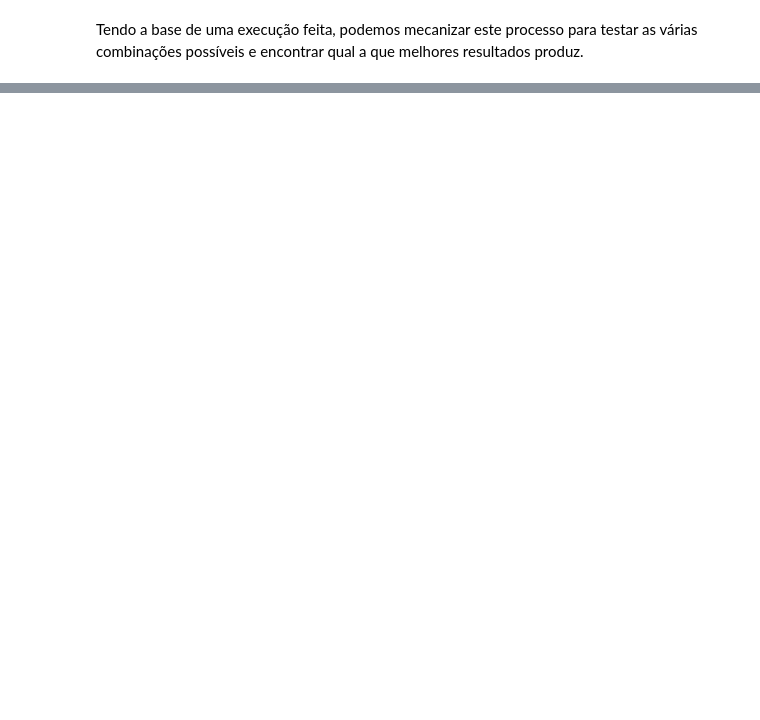
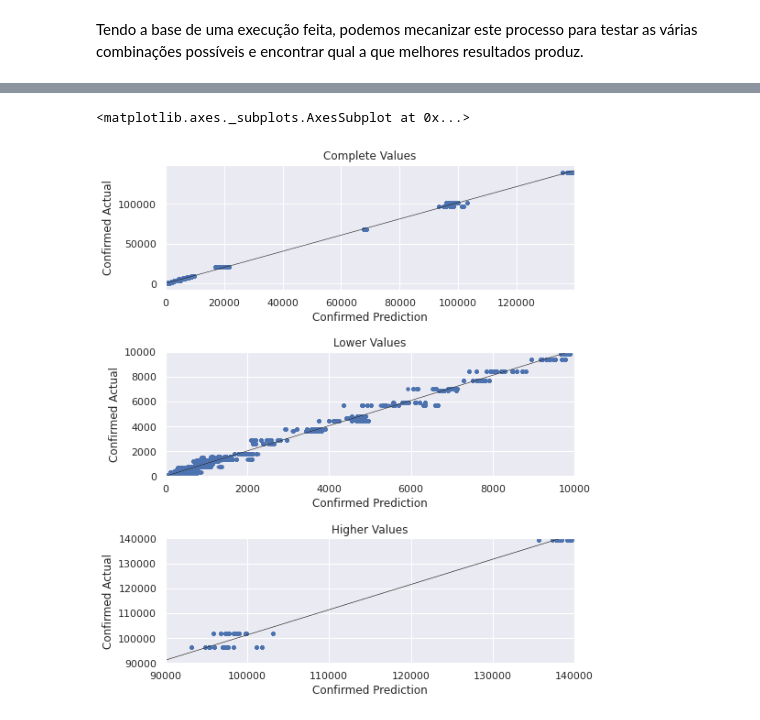
Before and after one commit to JoaoRicardoCardoso/MIEIC_IART_19_PROJ, a Jupyter notebook: PROJ2/KNN-Regression.ipynb, the cells around one changed output, grey strips where cells are left out. Cells and saved outputs as stored; diff of their text form; code cells hidden in the pictures; blank space fills up the shorter version.

```diff
--- a/PROJ2/KNN-Regression.ipynb
+++ b/PROJ2/KNN-Regression.ipynb
@@ -219,13 +219,13 @@ def runRegressor(params) :
     predictions['Recovered Prediction'] = predictions['Recovered Prediction'].apply(np.ceil)
 
     #comparar os valores previstos e reais guardar a diferença nas contagens
-    predictions['Confirmed Diff'] = (unscaled_test['Confirmed'] - predictions['Confirmed Prediction'].values).tolist()
-    predictions['Deaths Diff'] = (unscaled_test['Deaths'] - predictions['Deaths Prediction'].values).tolist()
-    predictions['Recovered Diff'] = (unscaled_test['Recovered'] - predictions['Recovered Prediction'].values).tolist()
+    predictions['Confirmed Actual'] = unscaled_test['Confirmed'].tolist()
+    predictions['Deaths Actual'] = unscaled_test['Deaths'].tolist()
+    predictions['Recovered Actual'] = unscaled_test['Recovered'].tolist()
     #colocar o numero de dias passados para ser mais facil analisar
     predictions['Days Passed'] = unscaled_test['Days Passed'].tolist()
 
-    predictions = predictions[['Days Passed','Local', 'Confirmed Prediction', 'Confirmed Diff','Deaths Prediction', 'Deaths Diff','Recovered Prediction','Recovered Diff']]
+    predictions = predictions[['Days Passed','Local', 'Confirmed Prediction', 'Confirmed Actual','Deaths Prediction', 'Deaths Actual','Recovered Prediction','Recovered Actual']]
 
     mse = mean_squared_error(y_test,y_pred)
     mae = mean_absolute_error(y_test,y_pred)
@@ -235,5 +235,9 @@ def runRegressor(params) :
     return results
 
 #correr o default
-runRegressor((5,'uniform','auto',30))
+regressorExample = runRegressor((5,'uniform','auto',30))["data"]
+with pd.ExcelWriter('covid19_knn_regressor_example.xlsx') as writer:
+    regressorExample.to_excel(writer)
+
+regressorExample
 # %% [output]
@@ -399,0 +427,33 @@ print(r2_top)
+# %%
+total_results = results[0]['data']
+for i in range(1,len(results)):
+    total_results = total_results.append(results[i]['data'],ignore_index=True)
+del total_results['Days Passed']
+del total_results['Local']
+total_results
+
+conf_pred = total_results['Confirmed Prediction']
+conf_actual = total_results['Confirmed Actual']
+deaths_pred = total_results['Deaths Prediction']
+deaths_actual = total_results['Deaths Actual']
+recovered_pred = total_results['Recovered Prediction']
+recovered_actual = total_results['Confirmed Actual']
+# %%
+import seaborn as sb
+import matplotlib.pyplot as plt
+sb.set(color_codes=True)
+fig,axs = plt.subplots(nrows=3,figsize=(8,10))
+axs[0].set_title('Complete Values')
+axs[1].set_title('Lower Values')
+axs[1].set_xlim(0,10000)
+axs[1].set_ylim(0,10000)
+axs[2].set_title('Higher Values')
+axs[2].set_xlim(90000,140000)
+axs[2].set_ylim(90000,140000)
+plt.subplots_adjust(hspace=0.5)
+sb.regplot(x=conf_pred, y=conf_actual, data=total_results, marker='.',color='b',ax=axs[0], line_kws={"lw": 0.5, "color": "black"})
+sb.regplot(x=conf_pred, y=conf_actual, data=total_results, marker='.',color='b',ax=axs[1],line_kws={"lw": 0.5, "color": "black"})
+sb.regplot(x=conf_pred, y=conf_actual, data=total_results, marker='.',color='b',ax=axs[2],line_kws={"lw": 0.5, "color": "black"})
+# %% [output]
+<matplotlib.axes._subplots.AxesSubplot at 0x...>
+[figure, added]
```
Also changed, not shown: parts of 14 cells of this notebook, 3 other files.
